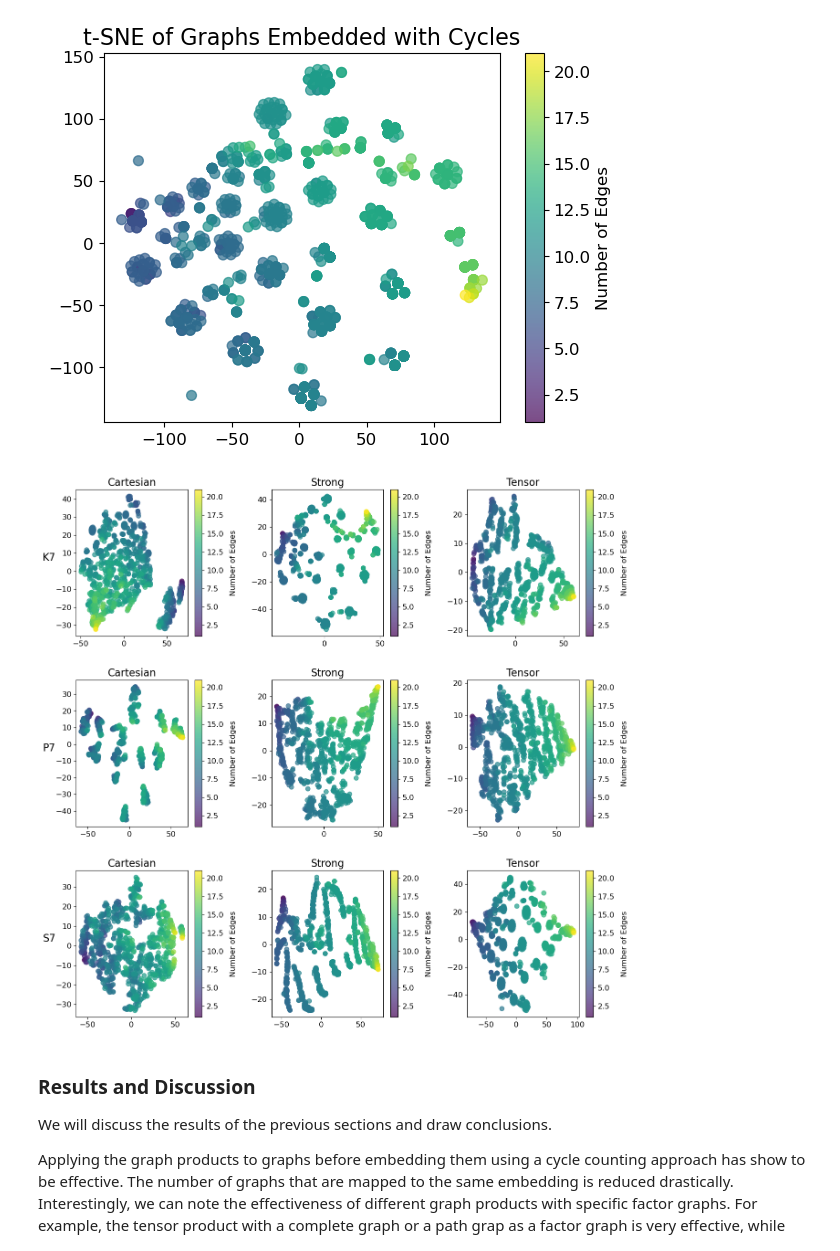
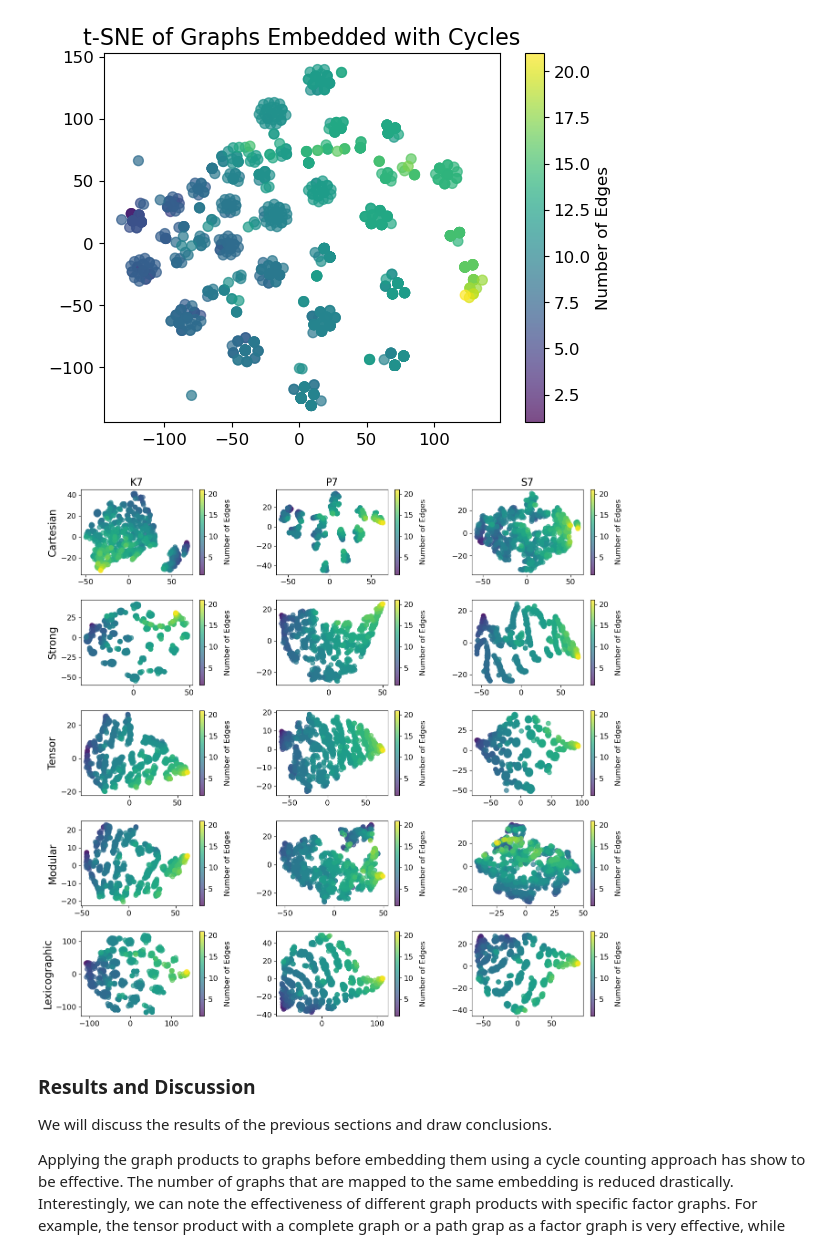
Before and after one commit to max-seeli/graph-gumbo, a Jupyter notebook: experiment.ipynb, the cells around one changed output. Saved outputs shown, nothing was run; the diff lists cells and outputs as text; code cells hidden in the pictures.

Commit message:
Added modular and lexicographic product

```diff
--- a/experiment.ipynb
+++ b/experiment.ipynb
@@ -51,6 +54,8 @@ Regarding the size of the factor graphs, we will use the following sizes:
 * 5 nodes
 * 7 nodes
 # %%
+use_subset = True
+
 factor_graphs = {
     'K3': nx.complete_graph(3),
     'K5': nx.complete_graph(5),
@@ -74,21 +79,23 @@ factor_graphs = {
     'S13': nx.star_graph(13),
     'S15': nx.star_graph(15),
 }
+
+if use_subset:
+    factor_graphs = {k: v for k, v in factor_graphs.items() if v.number_of_nodes() <= 8}
 # %% [markdown]
 ### Graph products
 Now we will create the graph products of the factor graphs with all the graphs considered.
 # %%
-graph_products = pd.DataFrame(index=factor_graphs.keys(), columns=['Cartesian', 'Strong', 'Tensor'])
+graph_products = pd.DataFrame(index=factor_graphs.keys(), columns=available_products)
 graph_products.index.name = 'Factor Graph'
 graph_products.columns.name = 'Graph Product'
 
-for factor in factor_graphs:
-    FG = factor_graphs[factor]
-    cartesian, strong, tensor = products(Gs, FG)
+for factor_name in factor_graphs:
+    FG = factor_graphs[factor_name]
+    products = get_all_products(Gs, FG)
 
-    graph_products.loc[factor, 'Cartesian'] = cartesian
-    graph_products.loc[factor, 'Strong'] = strong
-    graph_products.loc[factor, 'Tensor'] = tensor
+    for product_name in products:
+        graph_products.loc[factor_name, product_name] = products[product_name]
 # %% [markdown]
 ### Categorical Labels
 We will create categorical labels for the graphs. The labels will be based on:
@@ -298,31 +285,37 @@ plt.show()
 # %% [output]
 [figure]
 # %%
-fig, axes = plt.subplots(3, 3, figsize=(15, 15))
+chosen_factor_graphs = ['K7', 'P7', 'S7']
+
+fig, axes = plt.subplots(len(cycle_embedded_products.columns),
+                         len(chosen_factor_graphs),
+                         figsize=(15, 15))
 fig.subplots_adjust(hspace=0.3, wspace=0.4)
-for i, factor_graph in enumerate(['K7', 'P7', 'S7']):
+for j, factor_graph in enumerate(['K7', 'P7', 'S7']):
     comparative_cycle_embedded_graphs = cycle_embedded_products.loc[factor_graph]
-    for j, (product_name, embeddings) in enumerate(comparative_cycle_embedded_graphs.items()):
+    for i, (product_name, embeddings) in enumerate(comparative_cycle_embedded_graphs.items()):
         tsne = TSNE(n_components=2)
         tsne_graphs = tsne.fit_transform(embeddings)
         sc = axes[i, j].scatter(tsne_graphs[:, 0],
                  tsne_graphs[:, 1],
                  alpha=0.7,
                  c=color_mapping[1],
                  cmap='viridis',
                  s=50)
         axes[i, j].tick_params(axis='both', which='major', labelsize=12)
 
         cbar = plt.colorbar(sc, ax=axes[i, j])
         cbar.ax.tick_params(labelsize=12)
         cbar.set_label(color_mapping[0], fontsize=12, labelpad=10)
-        axes[i, j].set_title(product_name, fontsize=16)
-    axes[i, 0].set_ylabel(factor_graph, rotation=0, fontsize=16, labelpad=10)
+    axes[0, j].set_title(factor_graph, fontsize=16)
+
+for i, product_name in enumerate(cycle_embedded_products.columns):
+    axes[i, 0].set_ylabel(product_name, fontsize=16)
 
 save_pdf(plt, 'tsne_product')
 plt.show()
 # %% [output]
-[figure, old version]
+[figure, new version]
 # %% [markdown]
 ### Results and Discussion
 We will discuss the results of the previous sections and draw conclusions.
```
Also changed, not shown: parts of 10 cells of this notebook, 2 other files.
